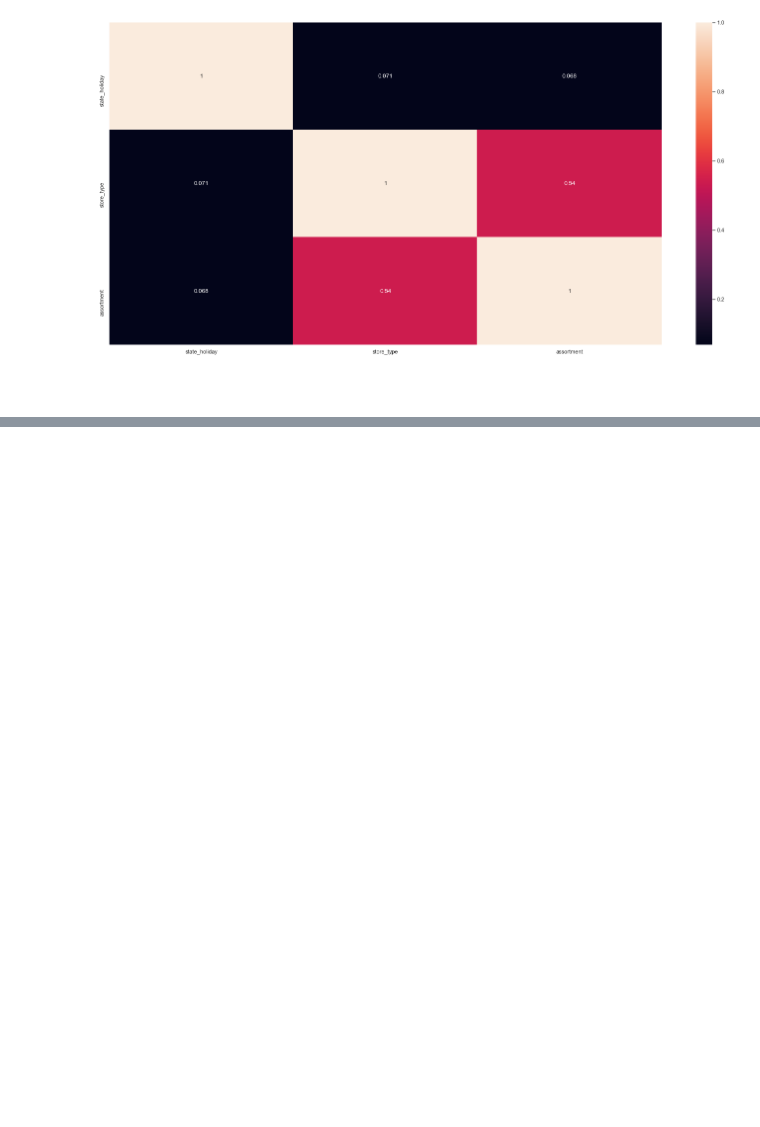
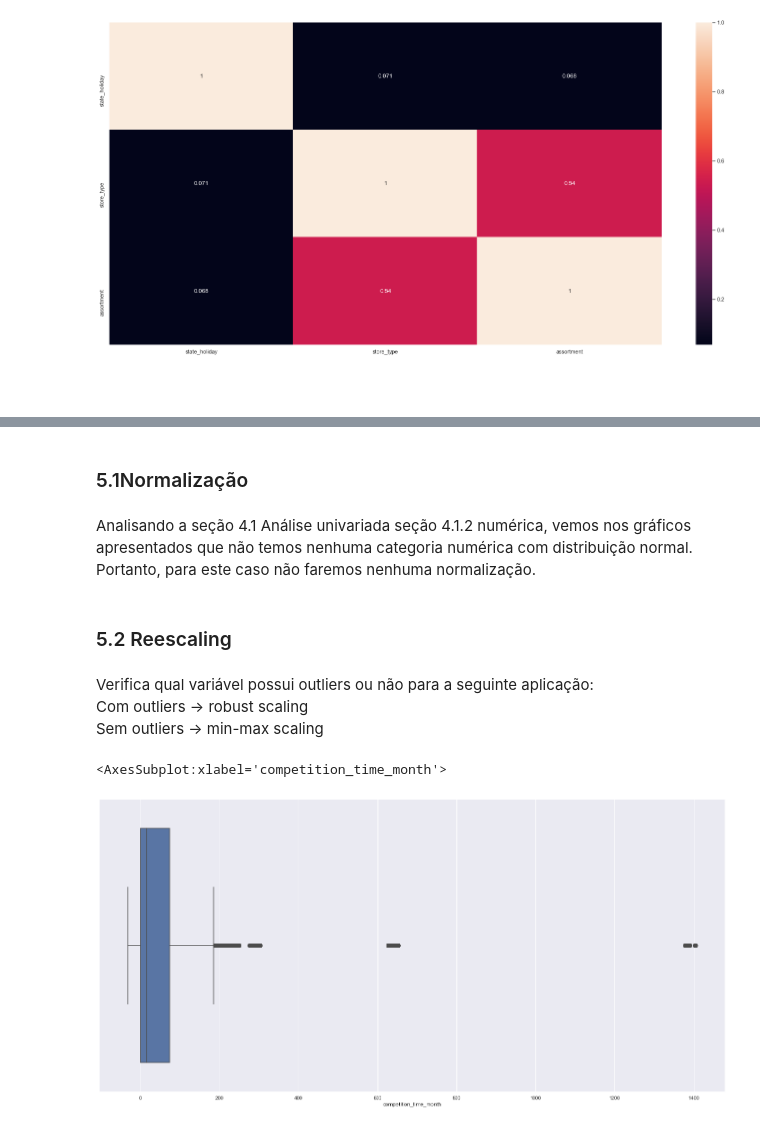
Before and after one commit to gabrielacaraujo/DSproducao, a Jupyter notebook: m5_Preparacao_dos_dados.ipynb, the cells around one changed output, grey strips where cells are left out. Cells and saved outputs as stored; diff of their text form; code cells hidden in the pictures; blank space fills up the shorter version.

```diff
--- a/m5_Preparacao_dos_dados.ipynb
+++ b/m5_Preparacao_dos_dados.ipynb
@@ -1345,0 +1339,17 @@ Analisando a seção 4.1 Análise univariada seção 4.1.2 numérica, vemos nos
+# %% [markdown]
+### 5.1Normalização
+# %% [markdown]
+Analisando a seção 4.1 Análise univariada seção 4.1.2 numérica, vemos nos gráficos apresentados que não temos nenhuma categoria numérica com distribuição normal. Portanto, para este caso não faremos nenhuma normalização.
+# %% [markdown]
+### 5.2 Reescaling
+# %% [markdown]
+Verifica qual variável possui outliers ou não para a seguinte aplicação:<br>
+Com outliers -> robust scaling<br>
+Sem outliers -> min-max scaling
+# %%
+a = df5.select_dtypes( include = ['float64', 'int64'] )
+# %%
+sns.boxplot(a['competition_time_month'])
+# %% [output]
+<AxesSubplot:xlabel='competition_time_month'>
+[figure, added]
```
Also changed, not shown: parts of 14 cells of this notebook.
